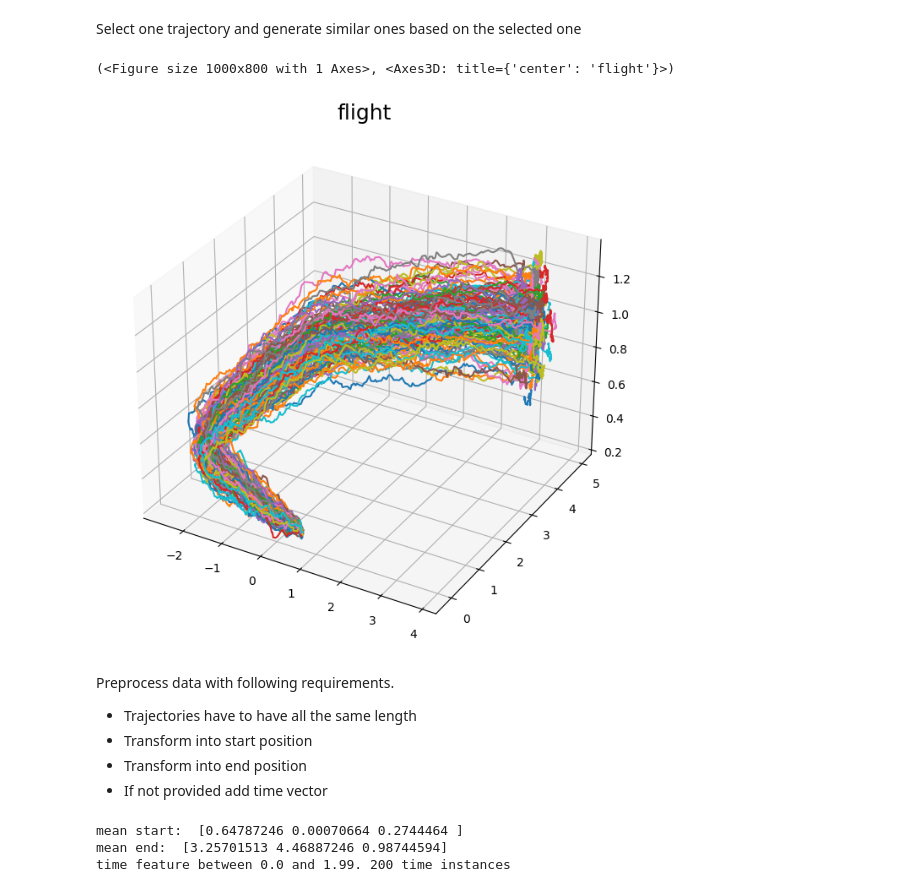
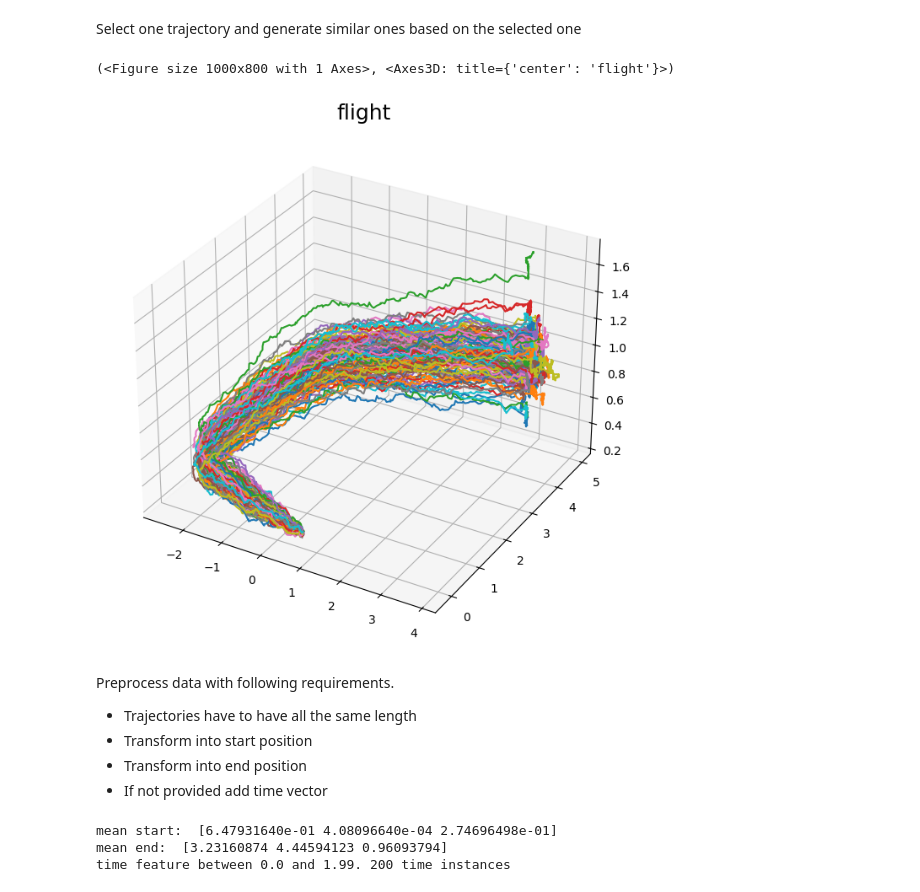
Before and after one commit to RobinU434/TaskParameterizedGaussianMixtureModels, a Jupyter notebook: examples/example.ipynb, the cells around one changed output. Cells and saved outputs as stored; diff of their text form; code cells hidden in the pictures.

```diff
--- a/examples/example.ipynb
+++ b/examples/example.ipynb
@@ -38,7 +38,7 @@ class GroundFilter:
         return False
 # %%
 trajectories = []
-for data_path in glob("data/7days1/processed_data/*/*.txt"):
+for data_path in glob("7days1/processed_data/*/*.txt"):
     data = map(lambda x: ssv_to_ndarray(x), load_txt(data_path))
     data = np.stack(list(data))[:, 2:5]
     trajectories.append(data)
@@ -49,7 +49,7 @@ ground_filter = GroundFilter(0.3)
 trajectories = list(filter(ground_filter, filter(diff_filter, trajectories)))
 plot_trajectories(
     title="flight",
-    trajectories=trajectories[50][None],
+    trajectories=trajectories[54][None],
     legend=True,
 )
 # %% [output]
@@ -58,30 +58,30 @@ plot_trajectories(
 # %% [markdown]
 Select one trajectory and generate similar ones based on the selected one
 # %%
-trajectory = trajectories[50]  # start trajectory
+trajectory = trajectories[54]  # start trajectory
 
 trajectory_vector = np.diff(trajectory, axis=0)
 
 synthetic_trajectories = []
 num_trajectories = 120
 for _ in range(num_trajectories):
     synthetic_trajectory = np.zeros_like(trajectory)
     noise = np.random.normal(0, 0.01, size=synthetic_trajectory.shape)
     synthetic_trajectory[0] = trajectory[0] + noise[0]
     for traj_idx in range(1, len(trajectory)):
         traj_point = synthetic_trajectory[traj_idx - 1] + trajectory_vector[traj_idx - 1] + noise[traj_idx]
         synthetic_trajectory[traj_idx] = traj_point
     synthetic_trajectories.append(np.stack(synthetic_trajectory))
 # noise = np.random.normal(0, 0.5,)
 
 plot_trajectories(
     title="flight",
     trajectories=synthetic_trajectories,
     legend=False,
 )
 # %% [output]
 (<Figure size 1000x800 with 1 Axes>, <Axes3D: title={'center': 'flight'}>)
-[figure, old version]
+[figure, new version]
 # %%
 trajectories = synthetic_trajectories
 # %% [markdown]
@@ -243,8 +243,8 @@ pre_processor = PreProcessor(capture_freq, num_samples)
 pre_processed_data = pre_processor(trajectories)
 # plot_trajectories(trajectories=pre_processed_data[0, [15]])
 # %% [output]
-mean start:  [0.64787246 0.00070664 0.2744464 ]
-mean end:  [3.25701513 4.46887246 0.98744594]
+mean start:  [6.47931640e-01 4.08096640e-04 2.74696498e-01]
+mean end:  [3.23160874 4.44594123 0.96093794]
 time feature between 0.0 and 1.99. 200 time instances
 # %%
 from tpgmm.tpgmm.tpgmm import TPGMM
```
Also changed, not shown: parts of 4 cells of this notebook.
